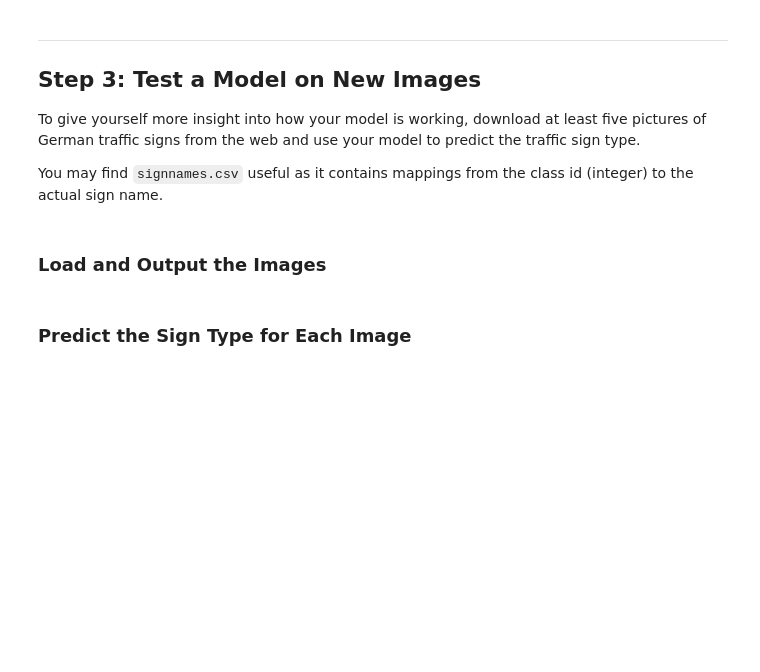
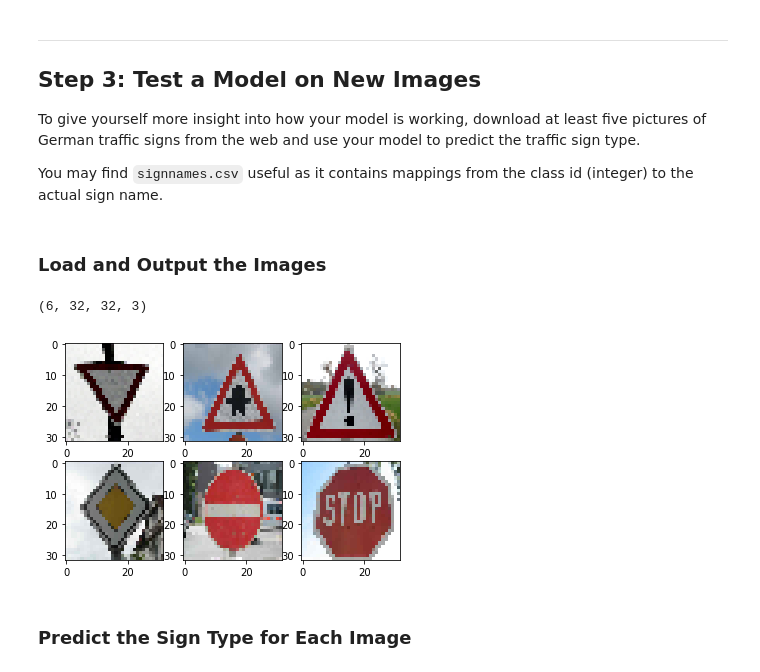
Before and after one commit to Dipanshu2424/udacity_CarND, a Jupyter notebook: CarND-Traffic-Sign-Classifier-Project/Traffic_Sign_Classifier.ipynb, the cells around one changed output. Saved outputs shown, nothing was run; the diff lists cells and outputs as text; code cells hidden in the pictures; blank space fills up the shorter version.

```diff
--- a/CarND-Traffic-Sign-Classifier-Project/Traffic_Sign_Classifier.ipynb
+++ b/CarND-Traffic-Sign-Classifier-Project/Traffic_Sign_Classifier.ipynb
@@ -406,3 +432,31 @@ You may find `signnames.csv` useful as it contains mappings from the class id (i
+# %%
+### Load the images and plot them here.
+import matplotlib.image as mpimg
+from skimage.transform import resize
+import os
+
+new_files = []
+X_new = []
+
+for file in os.listdir("./german_signs"):
+    if file.endswith(".jpg"):
+        new_files.append(file)
+
+for f in sorted(new_files):
+    img = mpimg.imread(os.path.join("./german_signs/", f))
+    X_new.append(resize(img, (32, 32)))
+
+X_new = np.array(X_new)
+print(X_new.shape)
+
+for i in range(X_new.shape[0]):
+    plt.subplot(2, 3, i+1)
+    plt.imshow(X_new[i])
+
+y_new = np.array([13, 11, 18, 12, 17, 14])
+# %% [output]
+(6, 32, 32, 3)
+[figure, added]
 # %% [markdown]
 ### Predict the Sign Type for Each Image
 # %%
```
Also changed, not shown: parts of 23 cells of this notebook, 6 other files.
